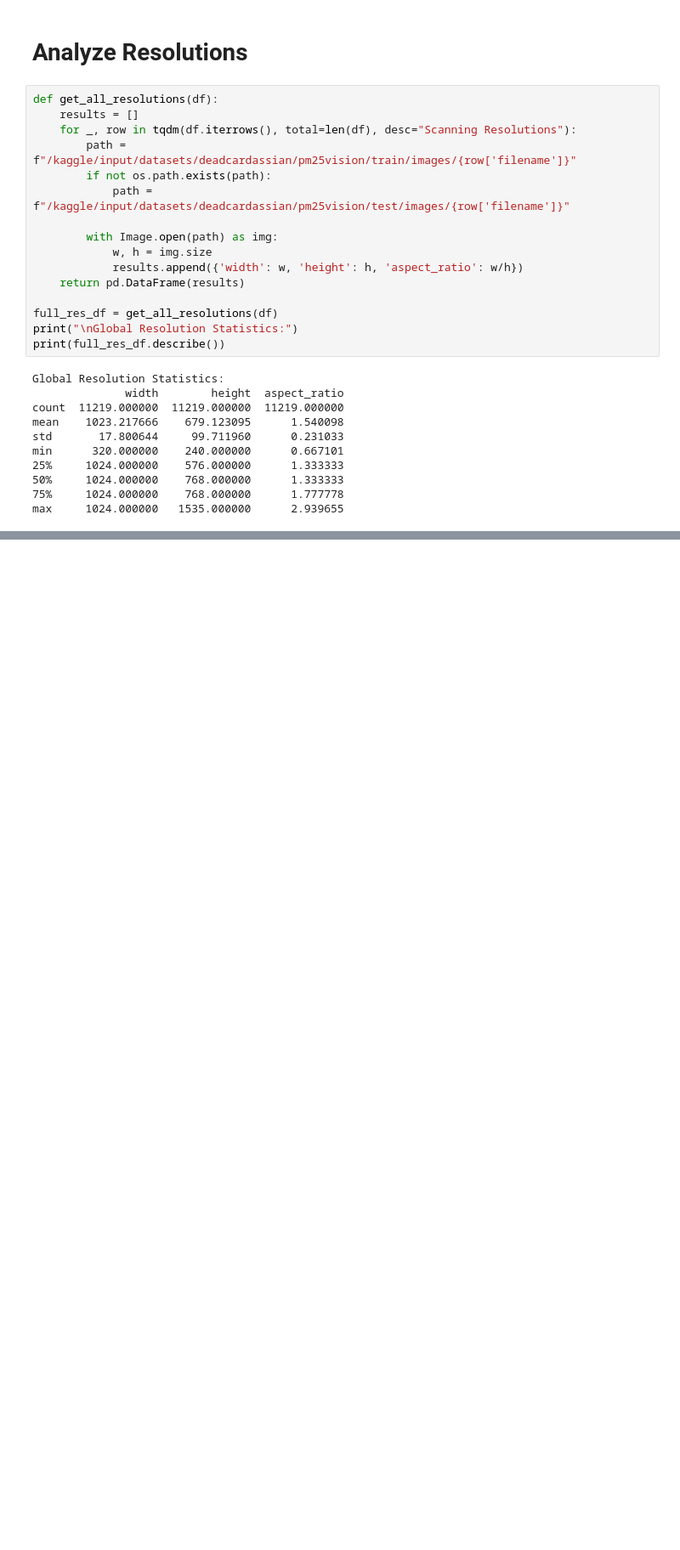
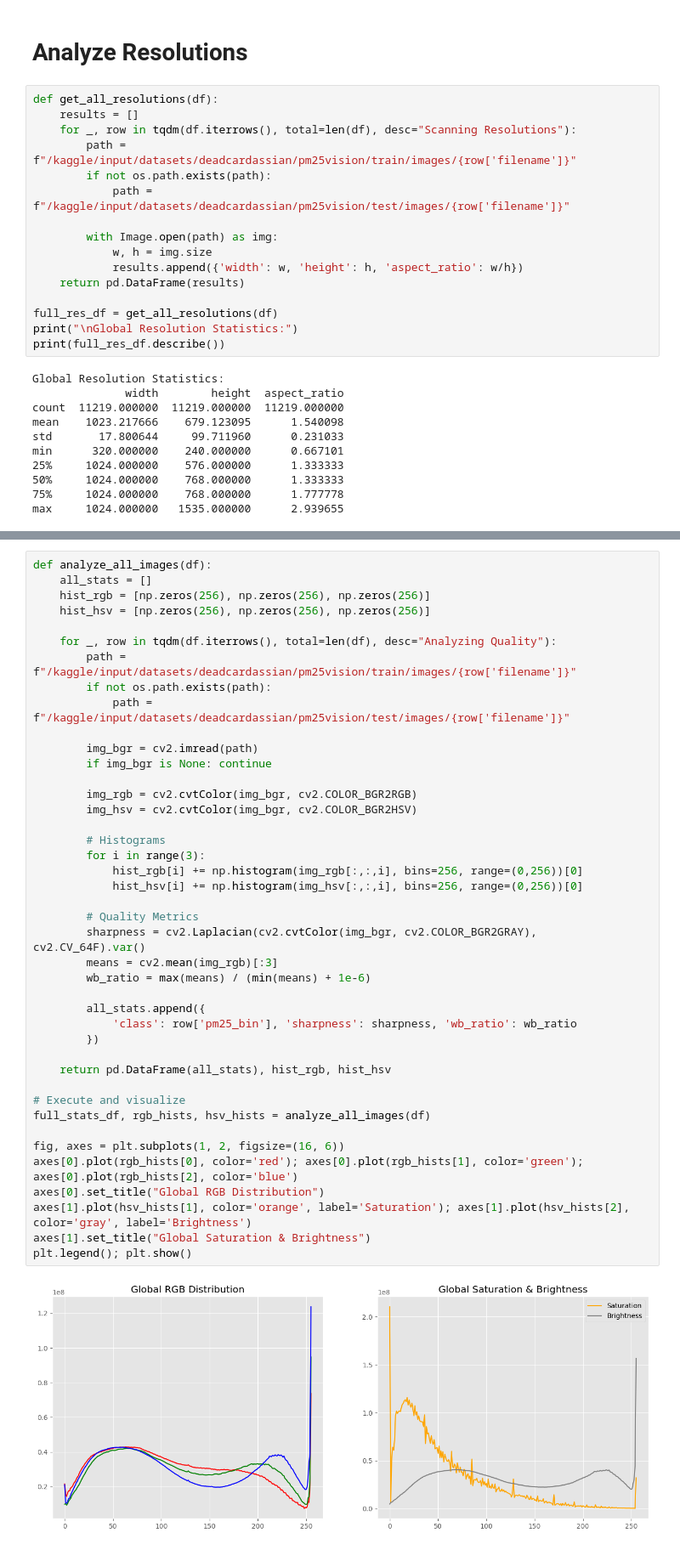
Before and after one commit to Shovon198915/CSE475, a Jupyter notebook: Project_Code/task1.ipynb, the cells around one changed output, grey strips where cells are left out. Shown at 85% size. Cells and saved outputs as stored; diff of their text form; blank space fills up the shorter version.

Commit message:
Global Image Quality Analysis

```diff
--- a/Project_Code/task1.ipynb
+++ b/Project_Code/task1.ipynb
@@ -72,0 +75,44 @@ max     1024.000000   1535.000000      2.939655
+# %%
+def analyze_all_images(df):
+    all_stats = []
+    hist_rgb = [np.zeros(256), np.zeros(256), np.zeros(256)]
+    hist_hsv = [np.zeros(256), np.zeros(256), np.zeros(256)]
+
+    for _, row in tqdm(df.iterrows(), total=len(df), desc="Analyzing Quality"):
+        path = f"/kaggle/input/datasets/deadcardassian/pm25vision/train/images/{row['filename']}"
+        if not os.path.exists(path):
+            path = f"/kaggle/input/datasets/deadcardassian/pm25vision/test/images/{row['filename']}"
+
+        img_bgr = cv2.imread(path)
+        if img_bgr is None: continue
+
+        img_rgb = cv2.cvtColor(img_bgr, cv2.COLOR_BGR2RGB)
+        img_hsv = cv2.cvtColor(img_bgr, cv2.COLOR_BGR2HSV)
+
+        # Histograms
+        for i in range(3):
+            hist_rgb[i] += np.histogram(img_rgb[:,:,i], bins=256, range=(0,256))[0]
+            hist_hsv[i] += np.histogram(img_hsv[:,:,i], bins=256, range=(0,256))[0]
+
+        # Quality Metrics
+        sharpness = cv2.Laplacian(cv2.cvtColor(img_bgr, cv2.COLOR_BGR2GRAY), cv2.CV_64F).var()
+        means = cv2.mean(img_rgb)[:3]
+        wb_ratio = max(means) / (min(means) + 1e-6)
+
+        all_stats.append({
+            'class': row['pm25_bin'], 'sharpness': sharpness, 'wb_ratio': wb_ratio
+        })
+
+    return pd.DataFrame(all_stats), hist_rgb, hist_hsv
+
+# Execute and visualize
+full_stats_df, rgb_hists, hsv_hists = analyze_all_images(df)
+
+fig, axes = plt.subplots(1, 2, figsize=(16, 6))
+axes[0].plot(rgb_hists[0], color='red'); axes[0].plot(rgb_hists[1], color='green'); axes[0].plot(rgb_hists[2], color='blue')
+axes[0].set_title("Global RGB Distribution")
+axes[1].plot(hsv_hists[1], color='orange', label='Saturation'); axes[1].plot(hsv_hists[2], color='gray', label='Brightness')
+axes[1].set_title("Global Saturation & Brightness")
+plt.legend(); plt.show()
+# %% [output]
+[figure, added]
```
Also changed, not shown: parts of 1 cell of this notebook.
